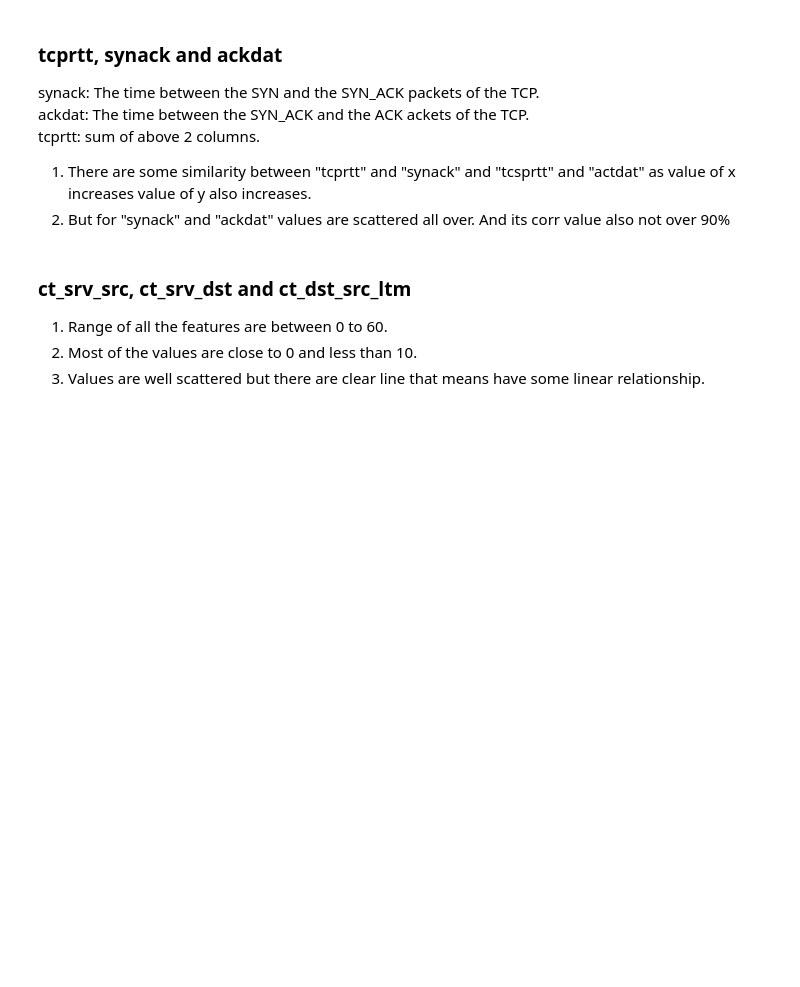
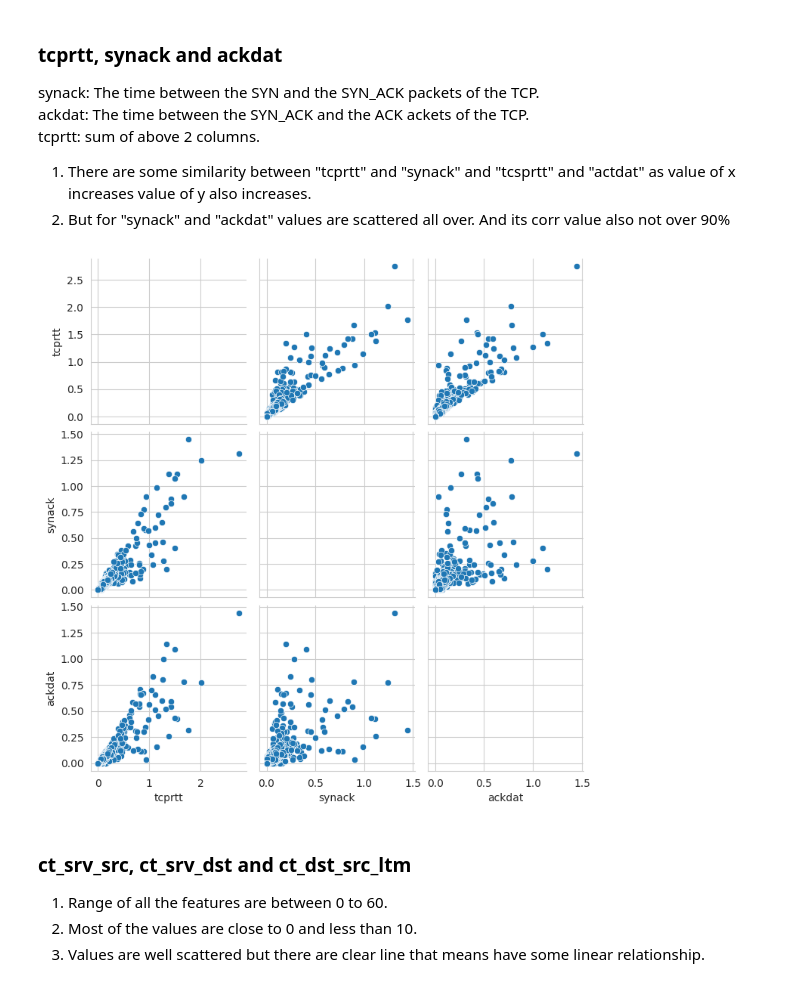
Before and after one commit to Engineer-Ayesha-Shafique/Intrusion-Detection-System--UNSW_NB15, a Jupyter notebook: IDS.ipynb, the cells around one changed output. Cells and saved outputs as stored; diff of their text form; code cells hidden in the pictures; blank space fills up the shorter version.

```diff
--- a/IDS.ipynb
+++ b/IDS.ipynb
@@ -518,7 +544,7 @@ Below is my plan:
 # %% [markdown]
 ## Loading data from disk
 # %%
-train = pd.read_csv('C:/Users/DELL/PycharmProjects/Intrusion Detection System- UNSW_NB15/target/train_alldata_EDA.csv')
-test = pd.read_csv('C:/Users/DELL/PycharmProjects/Intrusion Detection System- UNSW_NB15/target/test_alldata_EDA.csv')
+train = pd.read_csv('target/train_alldata_EDA.csv')
+test = pd.read_csv('target/test_alldata_EDA.csv')
 # %%
 train.shape, test.shape
@@ -596,3 +645,5 @@ Most correlated features are:
+# %%
+sampled_train = train.sample(frac=0.05)
 # %% [markdown]
 ### sbytes and sloss
 1. These features are having very high corr between them more 95%
@@ -642,8 +701,10 @@ tcprtt: sum of above 2 columns.
 2. But for "synack" and "ackdat" values are scattered all over. And its corr value also not over 90%
 # %%
 sns.set_style('whitegrid')
-sns.pairplot(train, vars=['tcprtt', 'synack', 'ackdat'])
+sns.pairplot(sampled_train, vars=['tcprtt', 'synack', 'ackdat'])
 plt.show()
+# %% [output]
+[figure, added]
 # %% [markdown]
 ### ct_srv_src, ct_srv_dst and ct_dst_src_ltm
 1. Range of all the features are between 0 to 60.
```
Also changed, not shown: parts of 262 cells of this notebook.
